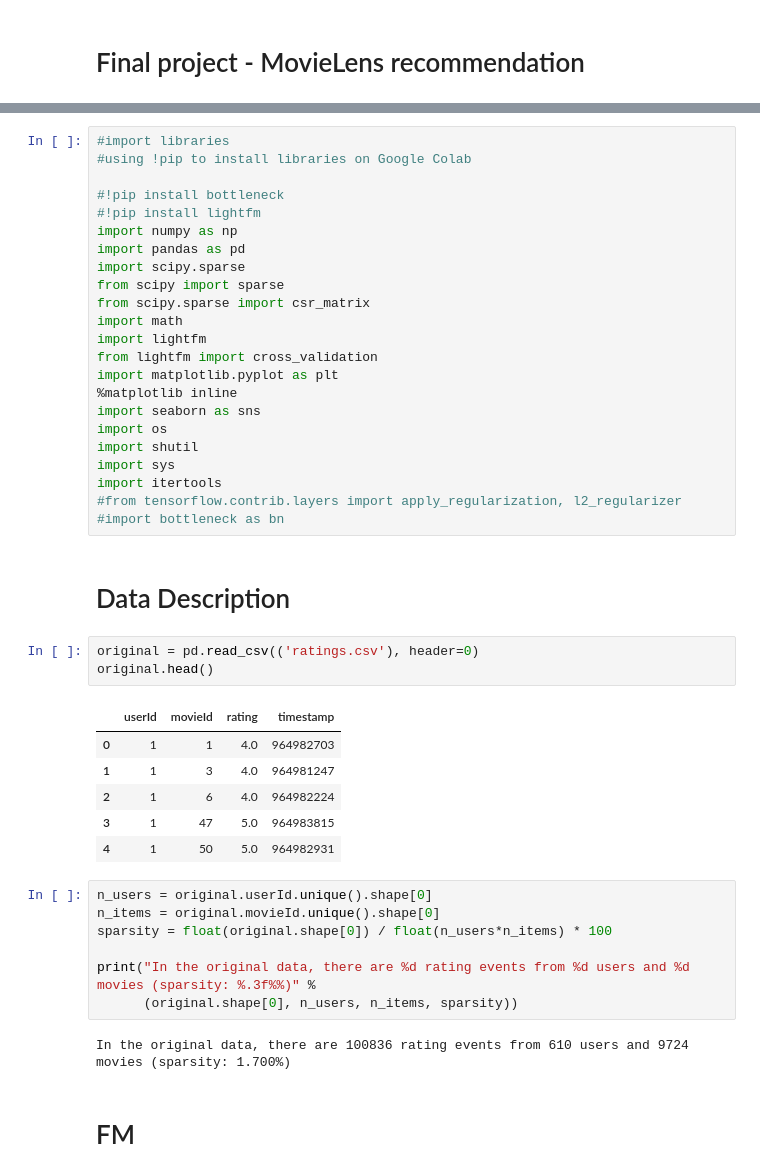
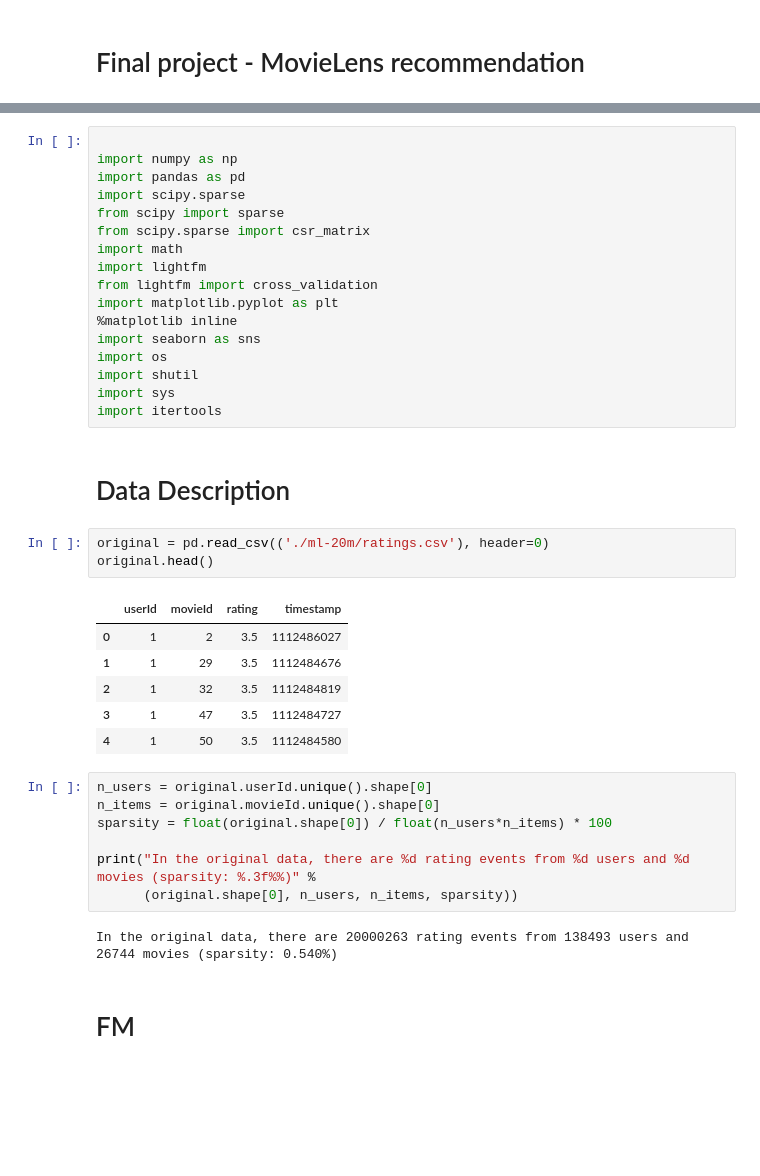
Before and after one commit to smashound/Movie-Recommendation-VAE, a Jupyter notebook: finalproject.ipynb, the cells around one changed output, grey strips where cells are left out. Cells and saved outputs as stored; diff of their text form; blank space fills up the shorter version.

```diff
--- a/finalproject.ipynb
+++ b/finalproject.ipynb
@@ -14,9 +3,5 @@ print('Found GPU at: {}'.format(device_name))
 # %%
-#import libraries
-#using !pip to install libraries on Google Colab
 
-#!pip install bottleneck
-#!pip install lightfm
 import numpy as np
 import pandas as pd
 import scipy.sparse
@@ -32,20 +17,18 @@ import os
 import shutil
 import sys
 import itertools
-#from tensorflow.contrib.layers import apply_regularization, l2_regularizer
-#import bottleneck as bn
 # %% [markdown]
 # Data Description
 # %%
-original = pd.read_csv(('ratings.csv'), header=0)
+original = pd.read_csv(('./ml-20m/ratings.csv'), header=0)
 original.head()
 # %% [output]
 |  | userId | movieId | rating | timestamp |
-| 0 | 1 | 1 | 4.0 | 964982703 |
-| 1 | 1 | 3 | 4.0 | 964981247 |
-| 2 | 1 | 6 | 4.0 | 964982224 |
-| 3 | 1 | 47 | 5.0 | 964983815 |
-| 4 | 1 | 50 | 5.0 | 964982931 |
+| 0 | 1 | 2 | 3.5 | 1112486027 |
+| 1 | 1 | 29 | 3.5 | 1112484676 |
+| 2 | 1 | 32 | 3.5 | 1112484819 |
+| 3 | 1 | 47 | 3.5 | 1112484727 |
+| 4 | 1 | 50 | 3.5 | 1112484580 |
 # %%
 n_users = original.userId.unique().shape[0]
 n_items = original.movieId.unique().shape[0]
@@ -54,7 +37,7 @@ sparsity = float(original.shape[0]) / float(n_users*n_items) * 100
 print("In the original data, there are %d rating events from %d users and %d movies (sparsity: %.3f%%)" %
       (original.shape[0], n_users, n_items, sparsity))
 # %% [output]
-In the original data, there are 100836 rating events from 610 users and 9724 movies (sparsity: 1.700%)
+In the original data, there are 20000263 rating events from 138493 users and 26744 movies (sparsity: 0.540%)
 # %% [markdown]
 # FM
 # %% [markdown]
```
Also changed, not shown: parts of 84 cells of this notebook.
